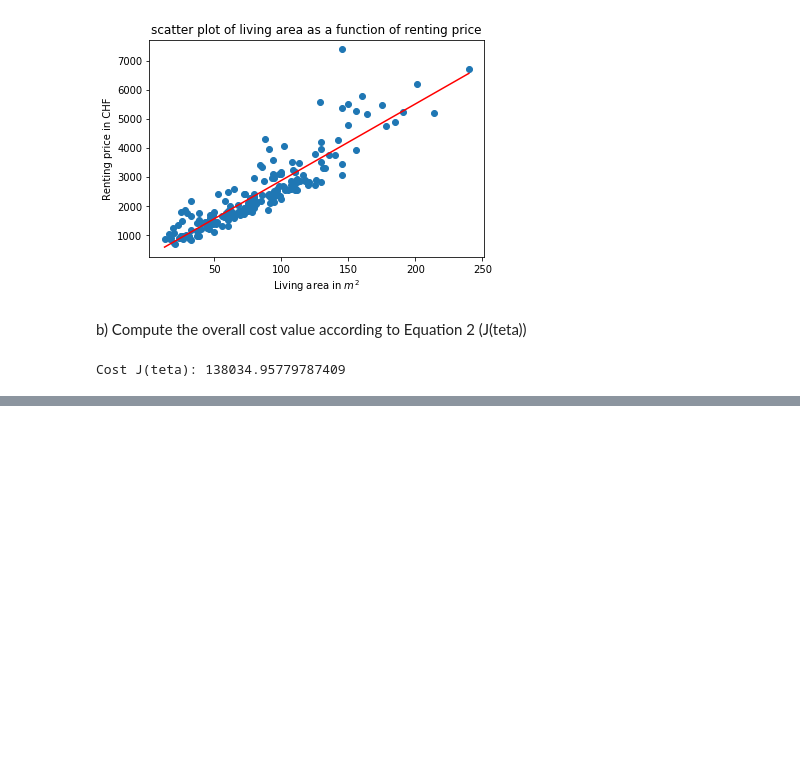
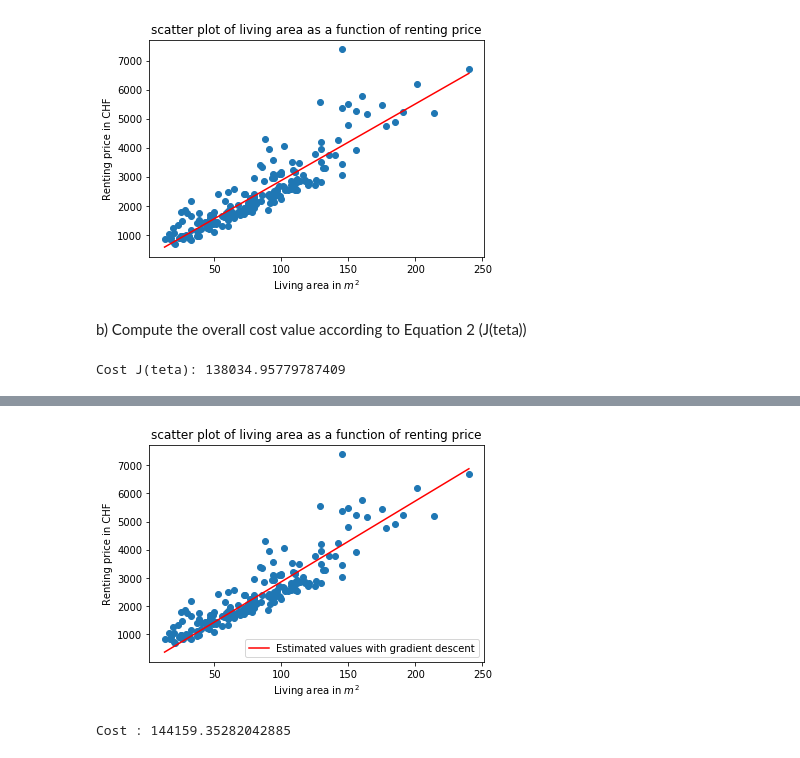
Before and after one commit to flavz27/mach_le_mse, a Jupyter notebook: PW04/04_pittet_vitali.ipynb, the cells around one changed output, grey strips where cells are left out. Drawn from its saved outputs; the diff is of its cells as text; code cells hidden in the pictures; blank space fills up the shorter version.

```diff
--- a/PW04/04_pittet_vitali.ipynb
+++ b/PW04/04_pittet_vitali.ipynb
@@ -100,0 +152,20 @@ Cost J(teta): 138034.95779787409
+# %%
+plt.clf()
+plt.scatter(x,y)
+plt.title('scatter plot of living area as a function of renting price')
+plt.xlabel('Living area in $m^2$')
+plt.ylabel('Renting price in CHF')
+
+xMax = max(x)
+xMin = min(x)
+# add the resulting equation to the plot
+# sinci it's a stright line we use only 2 points
+plt.plot([xMin, xMax], [h(theta, xMin), h(theta, xMax)], color='red', label='Estimated values with gradient descent')
+plt.legend()
+plt.show()
+
+# Show the resulting cost
+print('Cost :', J(theta, x, y))
+# %% [output]
+[figure, added]
+Cost : 144159.35282042885
```
Also changed, not shown: parts of 5 cells of this notebook.
